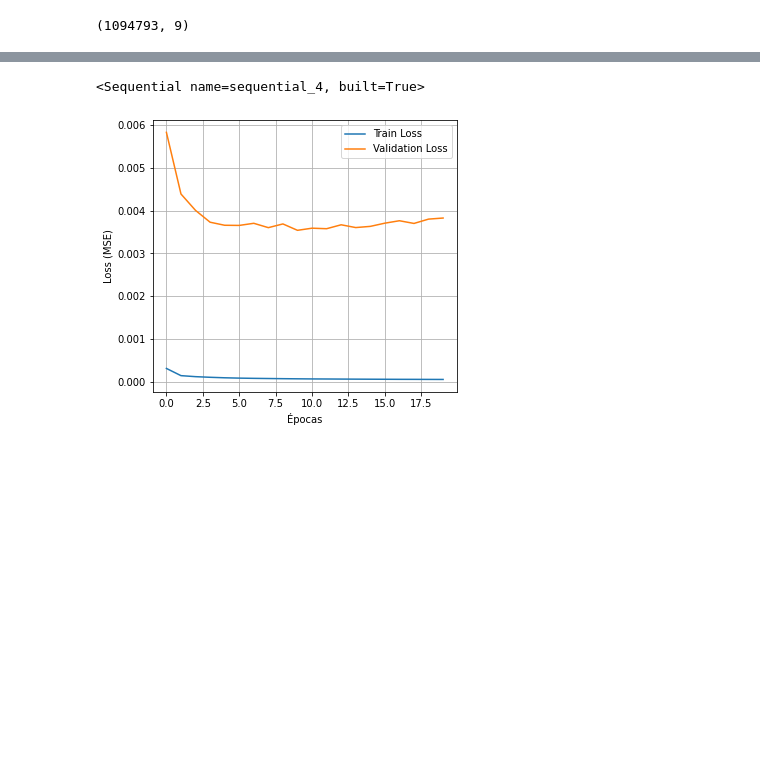
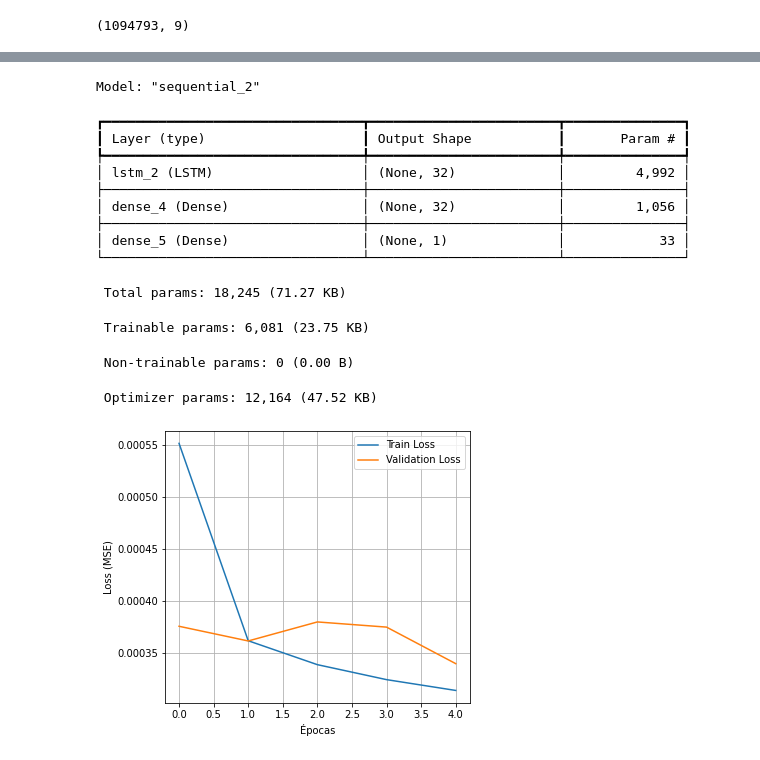
Before and after one commit to INXE-Lainf-Labs/EletricVehicleConsumptionEstimators, a Jupyter notebook: Conect2AI/NepochsLSTM.ipynb, the cells around one changed output, grey strips where cells are left out. Saved outputs shown, nothing was run; the diff lists cells and outputs as text; code cells hidden in the pictures; blank space fills up the shorter version.

```diff
--- a/Conect2AI/NepochsLSTM.ipynb
+++ b/Conect2AI/NepochsLSTM.ipynb
@@ -635,0 +640,15 @@ scaled_dataset.head()
+# %%
+def time_series_train_test_split(dataset, label, train_size=0.8):
+    X_trains, X_tests, y_trains, y_tests = [], [], [], []
+
+    for trip in dataset['Trip'].unique():
+        data_slice = dataset[dataset['Trip'] == trip]
+        size = int(len(data_slice) * train_size)
+
+        X_trains.append(data_slice.drop(columns=[label]).iloc[:size, :])
+        X_tests.append(data_slice.drop(columns=[label]).iloc[size:, :])
+
+        y_trains.append(data_slice[label].iloc[:size])
+        y_tests.append(data_slice[label].iloc[size:])
+
+    return pd.concat(X_trains), pd.concat(X_tests), pd.concat(y_trains), pd.concat(y_tests)
@@ -635,0 +741,3 @@ scaled_dataset.head()
+# %%
+torque_scaled_dataset, torque_X_scaler, torque_y_scaler = normalize(trips, 'Motor Torque [Nm]')
+torque_scaled_dataset.head()
@@ -653,17 +793,10 @@ X_train, X_test, y_train, y_test = time_series_train_test_split(scaled_dataset)
 # %%
-def create_seq(X, y, window_size=10):
-    X_seq, y_seq = [], []
+torque_X_train_seq, torque_y_train_seq = create_seq(torque_X_train, torque_y_train.values, window_size=WINDOW_SIZE)
+torque_X_test_seq, torque_y_test_seq = create_seq(torque_X_test, torque_y_test.values, window_size=WINDOW_SIZE)
 
-    for i in range(window_size, len(X)):
-        data_slice = X.iloc[i-window_size:i, :]
-
-        # Se tiver mais de uma trip na mesma janela, eu não adiciono no conjunto de dados
-        if len(data_slice['Trip'].unique()) == 1:
-            X_seq.append(data_slice.drop(columns=['Trip']).values)
-            y_seq.append(y[i])
-
-    return np.array(X_seq), np.array(y_seq)
-
-
-X_train_seq, y_train_seq = create_seq(X_train, y_train.values, window_size=WINDOW_SIZE)
-X_test_seq, y_test_seq = create_seq(X_test, y_test.values, window_size=WINDOW_SIZE)
+print("TRAIN:")
+print(f"torque_X_train_seq {torque_X_train_seq.shape}")
+print(f"torque_y_train_seq {torque_y_train_seq.shape}")
+print("\nTEST:")
+print(f"torque_X_test_seq {torque_X_test_seq.shape}")
+print(f"torque_y_test_seq {torque_y_test_seq.shape}")
@@ -704,4 +811,4 @@ def LSTM_model(X_seq, y_seq, train_size=0.8, epochs=10):
 # %%
-model = LSTM_model(X_train_seq, y_train_seq, train_size=0.8, epochs=20)
-model
+torque_model = LSTM_model(torque_X_train_seq, torque_y_train_seq, train_size=0.8, epochs=5)
+torque_model.summary()
 # %% [output]
@@ -725,2 +827,15 @@ MAE: 0.01933003, Loss: 0.00382459
-<Sequential name=sequential_4, built=True>
+Model: "sequential_2"
+┏━━━━━━━━━━━━━━━━━━━━━━━━━━━━━━━━━┳━━━━━━━━━━━━━━━━━━━━━━━━┳━━━━━━━━━━━━━━━┓
+┃ Layer (type)                    ┃ Output Shape           ┃       Param # ┃
+┡━━━━━━━━━━━━━━━━━━━━━━━━━━━━━━━━━╇━━━━━━━━━━━━━━━━━━━━━━━━╇━━━━━━━━━━━━━━━┩
+│ lstm_2 (LSTM)                   │ (None, 32)             │         4,992 │
+├─────────────────────────────────┼────────────────────────┼───────────────┤
+│ dense_4 (Dense)                 │ (None, 32)             │         1,056 │
+├─────────────────────────────────┼────────────────────────┼───────────────┤
+│ dense_5 (Dense)                 │ (None, 1)              │            33 │
+└─────────────────────────────────┴────────────────────────┴───────────────┘
+ Total params: 18,245 (71.27 KB)
+ Trainable params: 6,081 (23.75 KB)
+ Non-trainable params: 0 (0.00 B)
+ Optimizer params: 12,164 (47.52 KB)
-[figure, old version]
+[figure, new version]
```
Also changed, not shown: parts of 30 cells of this notebook.
